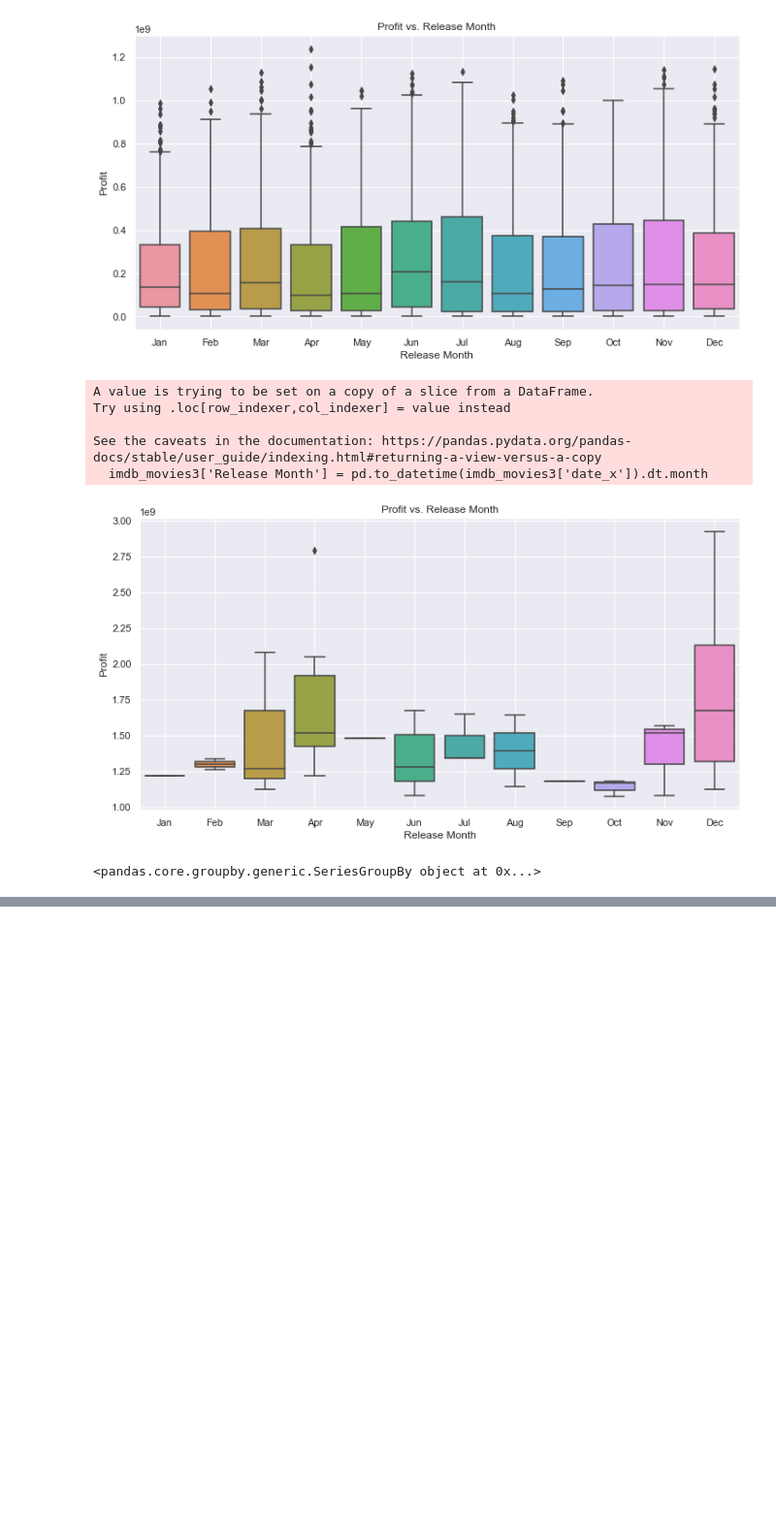
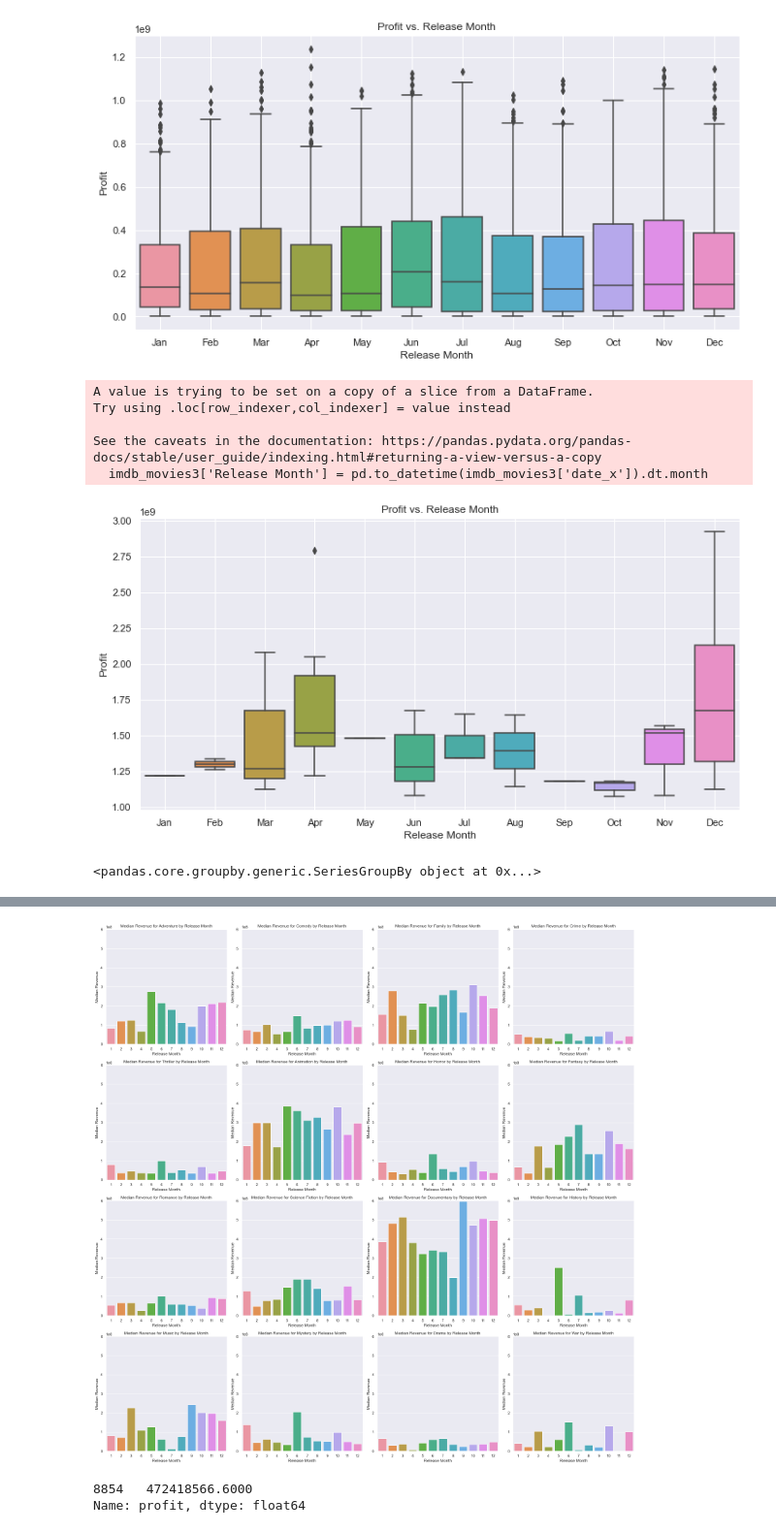
Before and after one commit to Reynch/dsc-phase-2-project-v3, a Jupyter notebook: Rachel.ipynb, the cells around one changed output, grey strips where cells are left out. Shown at 97% size. Cells and saved outputs as stored; diff of their text form; code cells hidden in the pictures; blank space fills up the shorter version.

```diff
--- a/Rachel.ipynb
+++ b/Rachel.ipynb
@@ -990,0 +1133,6 @@ imdb_movies.groupby('genre')['Release Month']
+# %%
+genre_dict_df_medians = pd.DataFrame.from_dict(data = genre_dict_medians, orient = 'index')
+genre_dict_df_medians = genre_dict_df_medians.transpose()
+#revenue_means_df.rename(columns = {0: 'Revenue Avg'}, inplace=True)
+#revenue_means_df.head()
+genre_dict_df_medians
@@ -990,0 +1153,40 @@ imdb_movies.groupby('genre')['Release Month']
+# %%
+# Extract the month from the release_date column and create a new column for it.
+imdb_movies['Release_Month'] = pd.to_datetime(imdb_movies['date_x']).dt.month
+
+# Create a subplots grid for visualizing revenue for each genre over the course of the year.
+sns.set_theme(context='notebook', style='darkgrid', palette='deep', font='sans-serif',
+              font_scale=1, color_codes=True, rc=None)
+
+fig, axs = plt.subplots(4, 4, figsize=(22, 22))
+y = 0
+x = 0
+
+#month = list(range(1, 13))
+for genre in genre_dict_df_medians.columns:
+    # Group the data by release month and calculate the mean revenue for each genre for each month.
+    # genre_monthly_revenue = imdb_movies.groupby(['Release_Month'])[genre].mean().reset_index()
+
+    sns.barplot(x=genre_dict_df_medians[genre].index,
+                y=genre_dict_df_medians[genre].values,
+                data=genre_dict_df_medians, ax=axs[math.floor(x), y % 4])
+
+    axs[math.floor(x), y % 4].set_ylim(0, 600000000)
+
+    axs[math.floor(x), y % 4].set_xlabel('Release Month')
+    axs[math.floor(x), y % 4].set_ylabel('Median Revenue')
+    axs[math.floor(x), y % 4].set_title(f'Median Revenue for {genre} by Release Month')
+
+    y += 1
+    x += .25
+
+# Adjust layout spacing
+plt.tight_layout()
+plt.show()
+# %% [output]
+[figure, added]
+# %%
+imdb_movies_split.loc[imdb_movies_split['crew'].str.contains('Obama')]['profit']
+# %% [output]
+8854   472418566.6000
+Name: profit, dtype: float64
```
Also changed, not shown: parts of 14 cells of this notebook.
